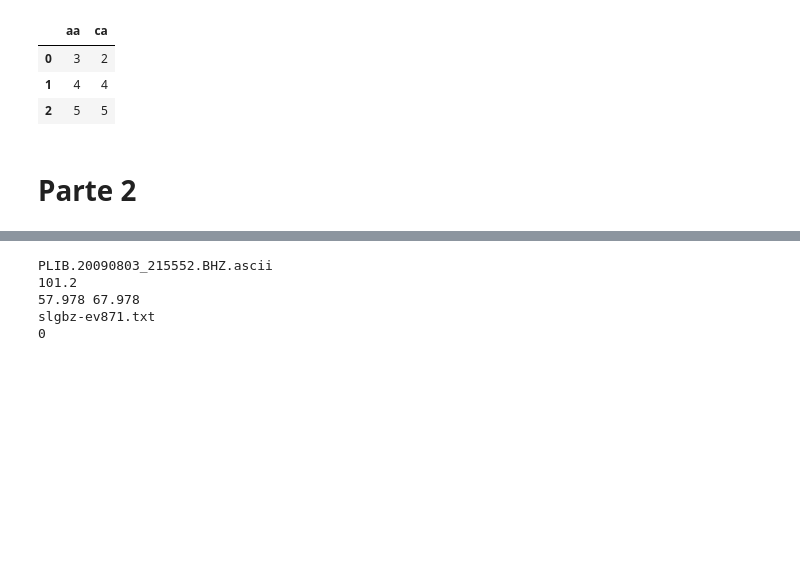
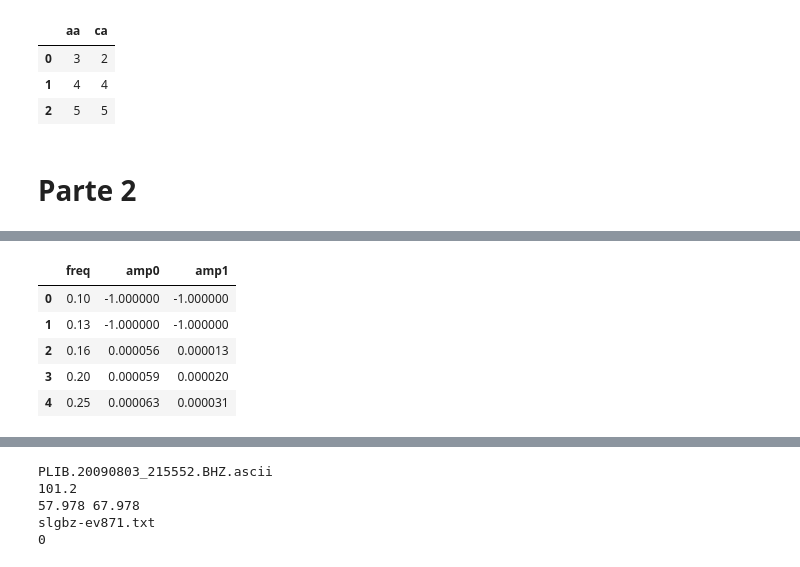
Before and after one commit to jtracos/Helper, a Jupyter notebook: ImplementacionJSON.ipynb, the cells around one changed output, grey strips where cells are left out. Cells and saved outputs as stored; diff of their text form; code cells hidden in the pictures; blank space fills up the shorter version.

```diff
--- a/ImplementacionJSON.ipynb
+++ b/ImplementacionJSON.ipynb
@@ -194,0 +110,5 @@ with open(file, mode = "w") as f:
+# %%
+#regex = re.compile(r'[A-Za-z]{4}|\d{2,}')
+regex = re.compile(r'[A-Za-z]{4}|\d{2,}')
+metadata = [regex.findall(f) for f in files_comp]
+metadata
@@ -194,0 +117,9 @@ with open(file, mode = "w") as f:
+# %%
+all = []
+for row in metadata:
+  tmp = []
+  for f in files:
+    if row[0] in f and row[1] in f:
+      tmp.append(f)
+  all.append(tmp)
+all
@@ -194,0 +132,8 @@ with open(file, mode = "w") as f:
+# %%
+dfs =[]
+for e,f in enumerate(all[0]):
+  df_ = pd.read_csv(f, skiprows=1, sep='\s+',header=None, names=['freq',f'amp{e}'])
+  dfs.append(df_)
+# %%
+df_temp = dfs[0].set_index('freq').join(dfs[1].set_index('freq'), how='inner')
+df_temp.head()
@@ -194,0 +148,10 @@ with open(file, mode = "w") as f:
+# %%
+df_temp= df_temp.reset_index(0)
+df_temp.head()
+# %% [output]
+|  | freq | amp0 | amp1 |
+| 0 | 0.10 | -1.000000 | -1.000000 |
+| 1 | 0.13 | -1.000000 | -1.000000 |
+| 2 | 0.16 | 0.000056 | 0.000013 |
+| 3 | 0.20 | 0.000059 | 0.000020 |
+| 4 | 0.25 | 0.000063 | 0.000031 |
```
Also changed, not shown: parts of 28 cells of this notebook.
